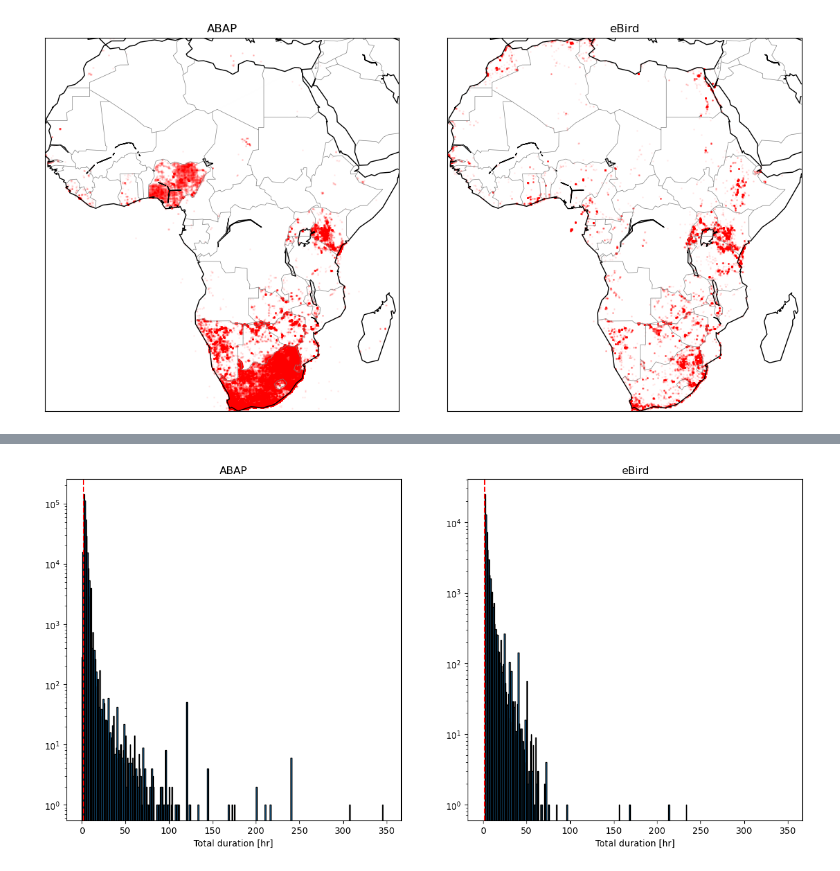
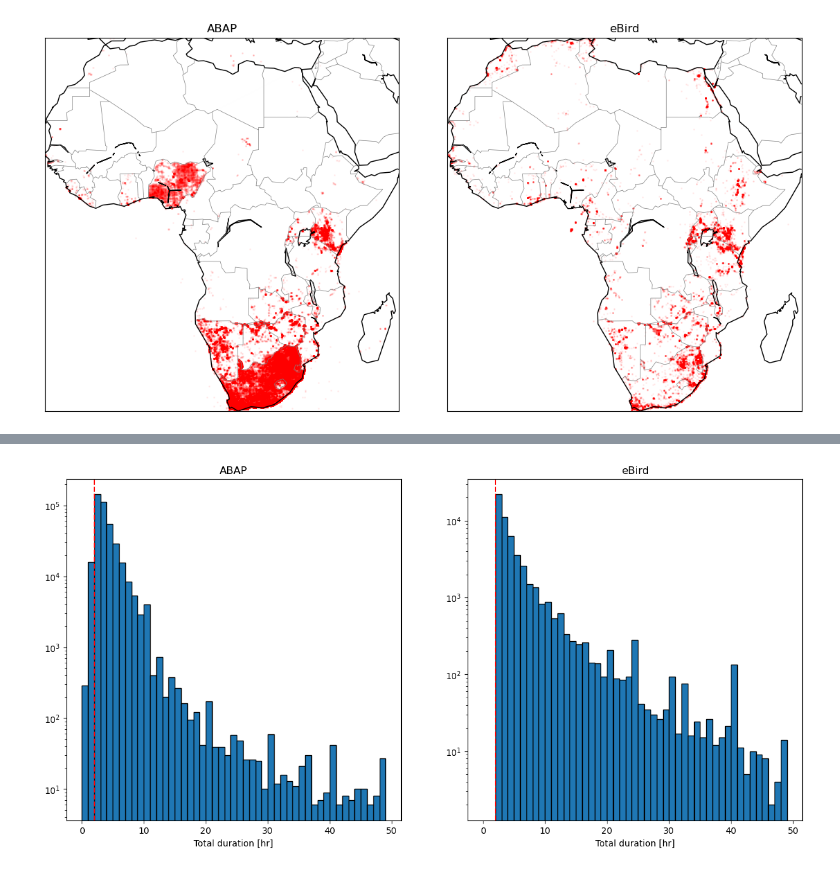
Before and after one commit to Rafnuss/eBird2ABAP, a Jupyter notebook: notebook/comparison.ipynb, the cells around one changed output, grey strips where cells are left out. Drawn from its saved outputs; the diff is of its cells as text; code cells hidden in the pictures.

```diff
--- a/notebook/comparison.ipynb
+++ b/notebook/comparison.ipynb
@@ -56,0 +253,2 @@ a = pd.merge(ar, ac, how="left")
+# %%
+a, ac, ar = load_abap(["fp"])
@@ -56,0 +257,15 @@ a = pd.merge(ar, ac, how="left")
+# %%
+def find_matching_file(directory, month, year, type):
+    pattern = rf"ebd_AFR_rel{month}-{year}_.*_{type}\.csv"
+    return next(
+        (
+            os.path.join(root, file)
+            for root, _, files in os.walk(directory)
+            for file in files
+            if re.match(pattern, file)
+        ),
+        None,
+    )
+
+
+find_matching_file("../export", month, year, "cards")
@@ -57,6 +274,6 @@ a = pd.merge(ar, ac, how="left")
 # %%
 ec = pd.read_csv(
-    "../export/ebd_AFR_relJul-2024_20240911_121419_cards.csv",
+    find_matching_file("../export", month, year, "cards"),
     parse_dates=["OBSERVATION DATETIME_min", "OBSERVATION DATETIME_max"],
 ).rename(
     columns={
@@ -80,9 +297,13 @@ ec = ec[
     & (ec["lon"] >= min_lon)
     & (ec["lon"] <= max_lon)
 ]
+
+ec["SAMPLING EVENT IDENTIFIER_list"] = ec["SAMPLING EVENT IDENTIFIER_list"].apply(
+    lambda x: ast.literal_eval(x)
+)
 # %%
 er = pd.read_csv(
-    "../export/ebd_AFR_relJul-2024_20240911_121420_records.csv",
+    find_matching_file("../export", month, year, "records"),
 ).rename(columns={"CARD": "card"})
 # %%
 e = pd.merge(er, ec, how="left")
@@ -154,23 +519,23 @@ plt.show()
 # %%
 def plot_map(ax, c, title):
-    ax.hist(c["totalhours"], bins=np.arange(0, 350, 1), edgecolor="black", log=True)
+    ax.hist(c["totalhours"], bins=np.arange(0, 50, 1), edgecolor="black", log=True)
     # ax.hist(c["totalhours"], bins=np.arange(0, 25, 1), edgecolor="black")
     ax.set_title(title)
     ax.axvline(x=2, color="red", linestyle="--")
     ax.set_xlabel("Total duration [hr]")
     # ax.set_xticks(np.arange(2006, 2025, 2))
 
 
 fig, axs = plt.subplots(1, 2, figsize=(15, 7))
 
 # Plot both maps
 plot_map(axs[0], ac, "ABAP")
 plot_map(axs[1], ec, "eBird")
 
 # plt.subplots_adjust(wspace=0)
 plt.show()
 # %% [output]
-[figure, old version]
+[figure, new version]
 # %%
 ac[ac["totalhours"] > 100]
 # %% [output]
```
Also changed, not shown: parts of 47 cells of this notebook, 5 other files.
